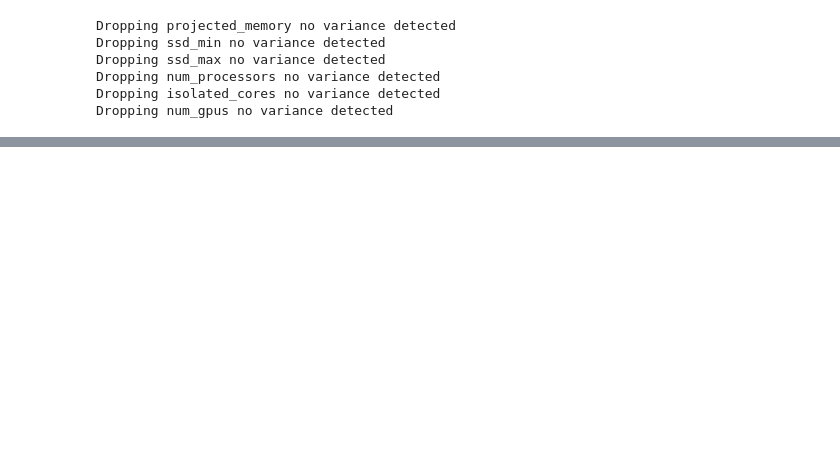
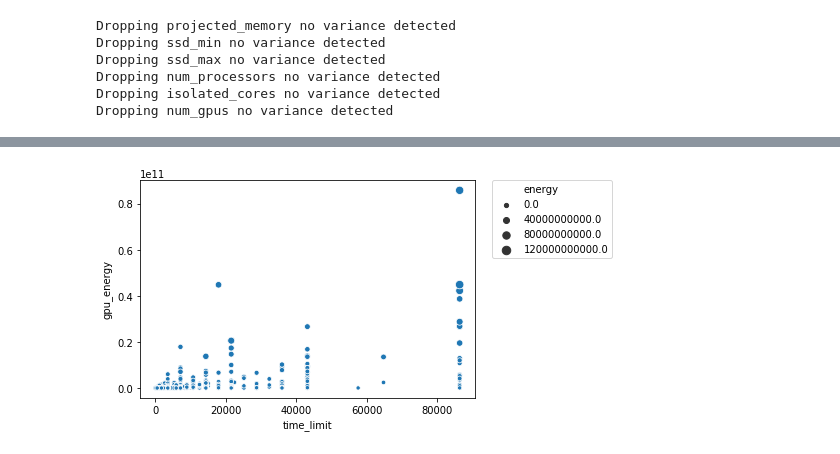
Before and after one commit to mew2057/CAST, a Jupyter notebook: csm_big_data/python3/sandbox.ipynb, the cells around one changed output, grey strips where cells are left out. Drawn from its saved outputs; the diff is of its cells as text; code cells hidden in the pictures; blank space fills up the shorter version.

```diff
--- a/csm_big_data/python3/sandbox.ipynb
+++ b/csm_big_data/python3/sandbox.ipynb
@@ -84,8 +101,8 @@ NHistQuery = '''
 #NHistQuery='{ "query":{ "match_all":{ } } }'
 
 print(NHistQuery)
-NHistFields = ["data.allocation_id",  "data.ib_tx", "data.ib_rx", "data.memory_usage_max", "data.gpu_usage",
-                "data.gpfs_read", "data.gpfs_write", "data.gpu_energy", "data.cpu_usage", "data.energy"]
+NHistFields = ["data.allocation_id", "data.node_name", "data.ib_tx", "data.ib_rx", "data.memory_usage_max", "data.gpu_usage",
+                "data.gpfs_read", "data.gpfs_write", "data.gpu_energy", "data.cpu_usage", "data.energy", "data.state"]
 
 es_conf = {"es.resource": "{0}".format(NODE_HIST),
           "es.nodes"    : NODES,
@@ -98,7 +115,7 @@ es_conf = {"es.resource": "{0}".format(NODE_HIST),
 nodeHist = sc.newAPIHadoopRDD("org.elasticsearch.hadoop.mr.EsInputFormat",\
                          "org.apache.hadoop.io.NullWritable", \
                          "org.elasticsearch.hadoop.mr.LinkedMapWritable",conf=es_conf)
-nodeHist.first()
+#nodeHist.first()
 # %% [output]
 {
     "query" : {
@@ -702,0 +668,74 @@ matplotlib.use('nbagg')
+# %%
+%matplotlib inline
+
+#cmap = sns.cubehelix_palette(rot=-.2, as_cmap=True)
+print("The high value correlations")
+
+plt.figure()
+ax2 = sns.scatterplot(x="time_limit", y="gpu_energy",  size="energy", data=pdVDF)
+plt.legend(bbox_to_anchor=(1.05, 1), loc=2, borderaxespad=0.)
+
+plt.figure()
+ax2 = sns.scatterplot(x="ib_rx", y="gpu_energy",  size="energy", data=pdVDF)
+plt.legend(bbox_to_anchor=(1.05, 1), loc=2, borderaxespad=0.)
+
+plt.figure()
+ax2 = sns.scatterplot(x="ib_tx", y="gpu_energy",  size="energy", data=pdVDF)
+plt.legend(bbox_to_anchor=(1.05, 1), loc=2, borderaxespad=0.)
+
+plt.figure()
+ax2 = sns.scatterplot(x="gpu_usage", y="gpu_energy", size="energy",  data=pdVDF)
+plt.legend(bbox_to_anchor=(1.05, 1), loc=2, borderaxespad=0.)
+
+
+plt.figure()
+ax2 = sns.scatterplot(x="ib_rx", y="energy",  data=pdVDF)
+
+plt.figure()
+ax2 = sns.scatterplot(x="ib_tx", y="energy",  data=pdVDF)
+
+plt.figure()
+ax2 = sns.scatterplot(x="gpu_usage_mean", y="energy",  data=pdVDF)
+
+plt.figure()
+ax2 = sns.scatterplot(x="cpu_usage", y="energy",  data=pdVDF)
+
+plt.figure()
+ax2 = sns.scatterplot(x="job_run_time", y="gpu_usage", size="energy",  data=pdVDF)
+plt.legend(bbox_to_anchor=(1.05, 1), loc=2, borderaxespad=0.)
+
+plt.figure()
+ax2 = sns.scatterplot(x="ib_tx", y="ib_rx", size="energy",  data=pdVDF)
+plt.legend(bbox_to_anchor=(1.05, 1), loc=2, borderaxespad=0.)
+
+plt.figure()
+ax2 = sns.scatterplot(x="gpu_energy_mean", y="energy_mean",  size = "energy", data=pdVDF)
+plt.legend(bbox_to_anchor=(1.05, 1), loc=2, borderaxespad=0.)
+
+plt.figure()
+ax2 = sns.scatterplot(x="gpu_energy_mean", y="energy_std", size = "energy", data=pdVDF)
+plt.legend(bbox_to_anchor=(1.05, 1), loc=2, borderaxespad=0.)
+
+plt.figure()
+ax2 = sns.scatterplot(x="cpu_usage", y="energy", size="gpu_energy", data=pdVDF)
+plt.legend(bbox_to_anchor=(1.05, 1), loc=2, borderaxespad=0.)
+
+plt.figure()
+ax2 = sns.scatterplot(x="time_limit", y="job_run_time", size="energy", data=pdVDF)
+plt.legend(bbox_to_anchor=(1.05, 1), loc=2, borderaxespad=0.)
+
+plt.figure()
+ax2 = sns.scatterplot(x="job_run_time", y="gpu_usage", size="energy", data=pdVDF)
+plt.legend(bbox_to_anchor=(1.05, 1), loc=2, borderaxespad=0.)
+
+plt.figure()
+ax1 = sns.scatterplot(x="job_run_time", y="energy", size="num_nodes", data=pdVDF)
+plt.legend(bbox_to_anchor=(1.05, 1), loc=2, borderaxespad=0.)
+
+plt.figure()
+ax2 = sns.scatterplot(x="num_nodes", y="energy", size="job_run_time", data=pdVDF)
+plt.legend(bbox_to_anchor=(1.05, 1), loc=2, borderaxespad=0.)
+
+
+#cbar = plt.colorbar()
+# %% [output]
@@ -702,0 +744 @@ matplotlib.use('nbagg')
+[figure, added]
```
Also changed, not shown: parts of 30 cells of this notebook.
